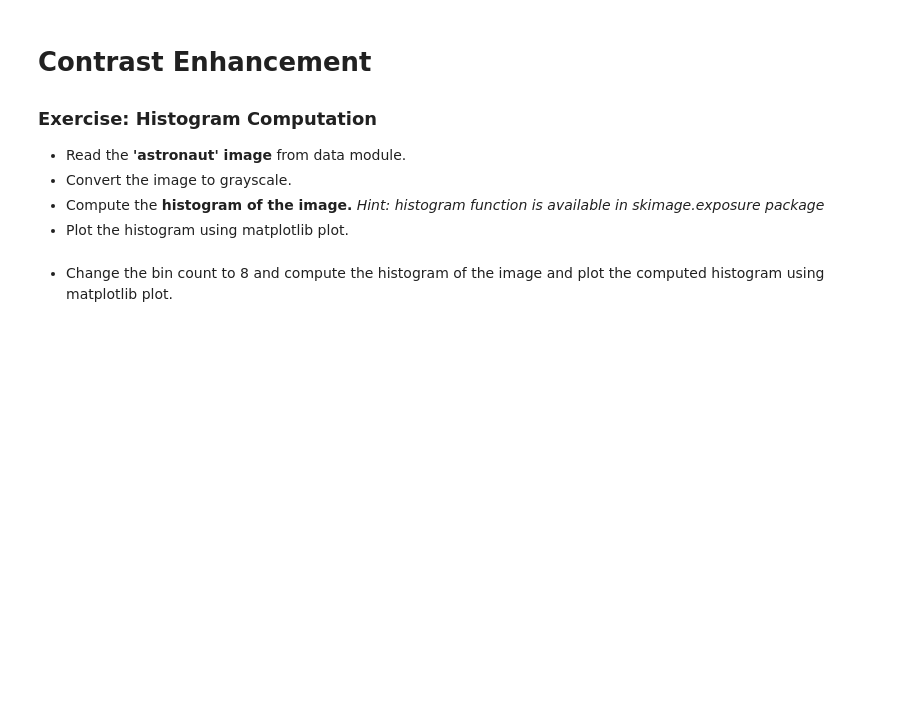
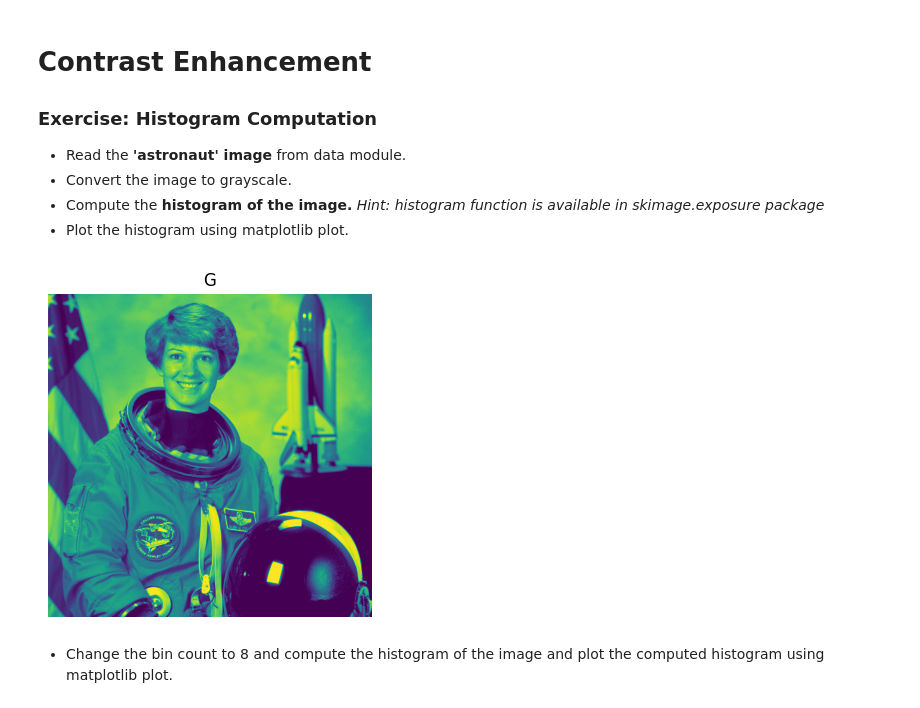
Before and after one commit to MarioROT/CV-MAI, a Jupyter notebook: Session 2/image_operators_and_filters.ipynb, the cells around one changed output. Cells and saved outputs as stored; diff of their text form; code cells hidden in the pictures; blank space fills up the shorter version.

```diff
--- a/Session 2/image_operators_and_filters.ipynb
+++ b/Session 2/image_operators_and_filters.ipynb
@@ -157,2 +167,19 @@ cp.custom_grids([coat, model, model_coat, model_t1, model_t2, model_t3], 1, 6, [
+# %%
+# solution
+
+#Reading the astronaut image and convert to grayscale
+from skimage import data,exposure
+from skimage.color import rgb2gray
+
+astr_gray= rgb2gray(data.astronaut())
+
+#Checking the RGB to Gray modification
+cp.custom_grids([astr_gray],3,1, 'Gray Astronaut', axis='off').show()
+
+#Histogram of the image
+hist= exposure.histogram(astr_gray)
+plt.show()
+# %% [output]
+[figure, added]
 # %% [markdown]
 *   Change the bin count to 8 and compute the histogram of the image and plot the computed histogram using matplotlib plot.
```
Also changed, not shown: parts of 8 cells of this notebook.
